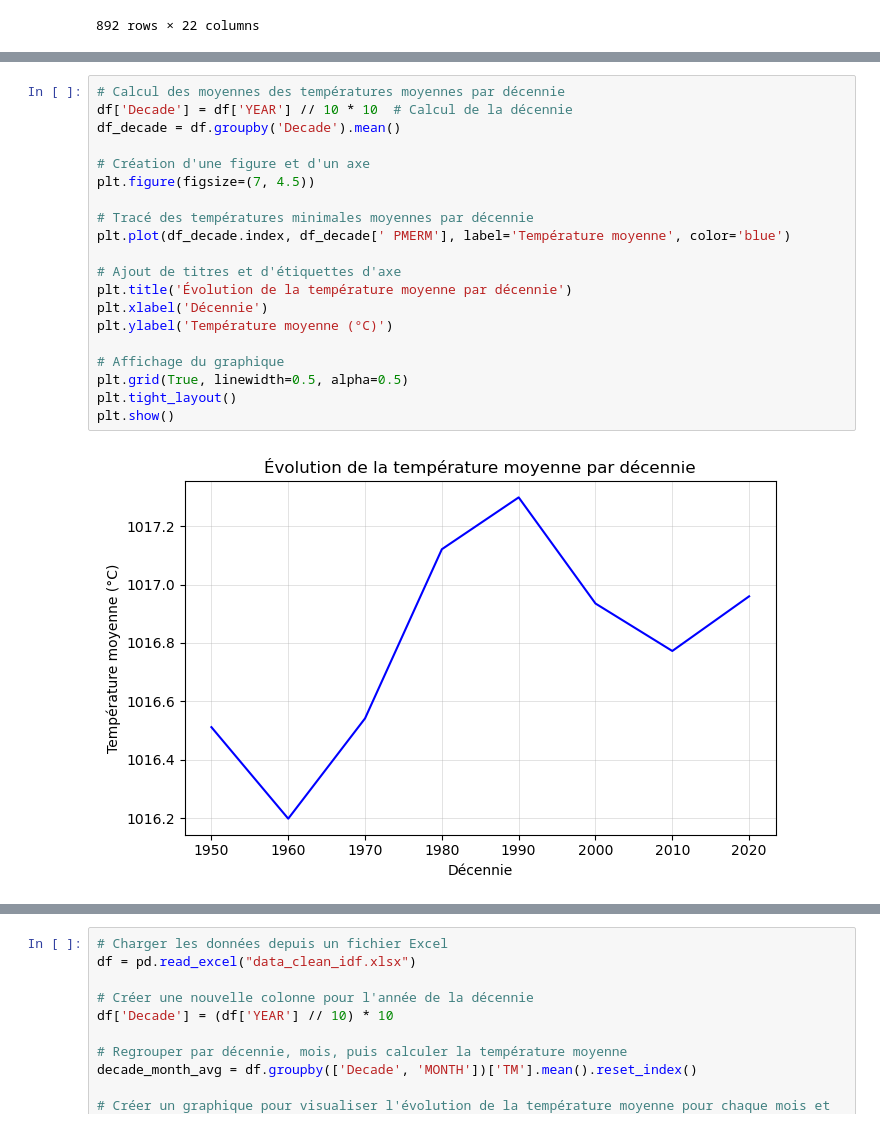
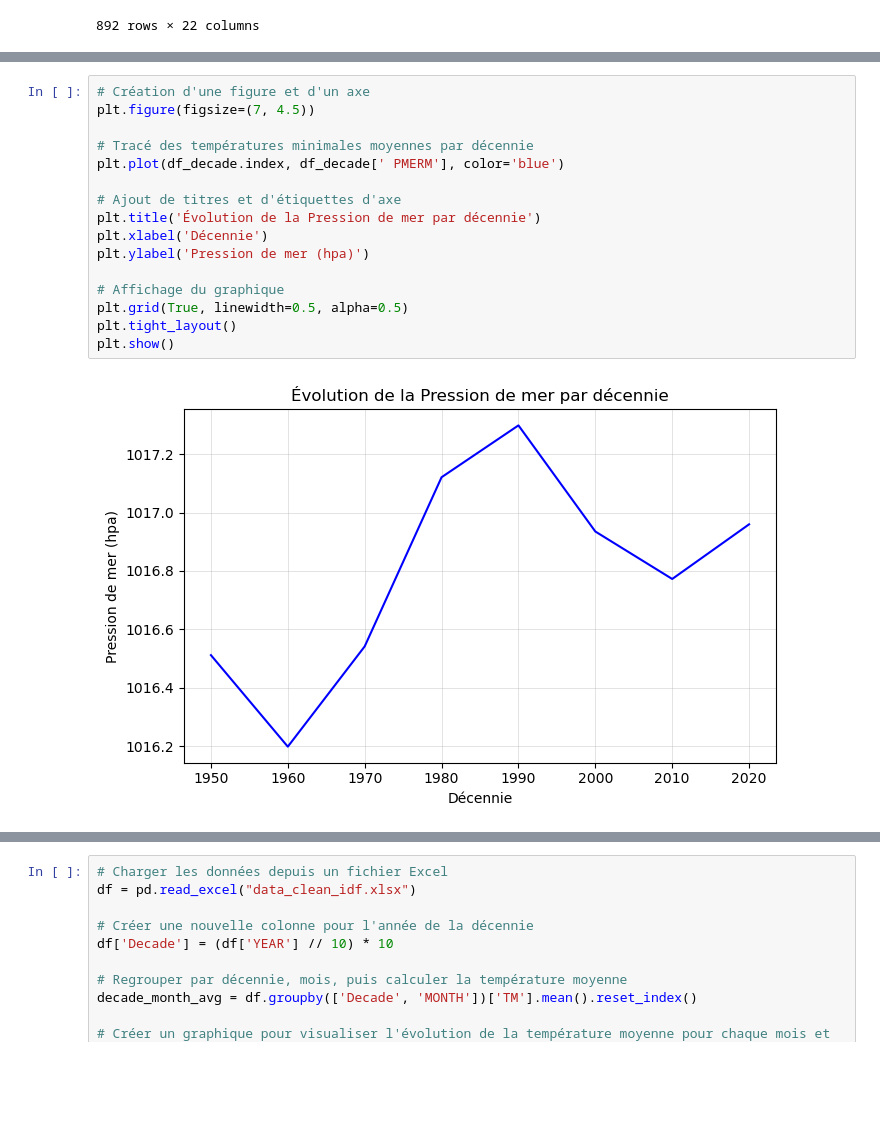
Before and after one commit to Mbakoh-marc/Projet-Prediction-Climatique, a Jupyter notebook: Donnees_température/Analyses des températures .ipynb, the cells around one changed output, grey strips where cells are left out. Cells and saved outputs as stored; diff of their text form; blank space fills up the shorter version.

```diff
--- a/Donnees_température/Analyses des températures .ipynb
+++ b/Donnees_température/Analyses des températures .ipynb
@@ -85,23 +82,19 @@ plt.show()
 # %%
-# Calcul des moyennes des températures moyennes par décennie
-df['Decade'] = df['YEAR'] // 10 * 10  # Calcul de la décennie
-df_decade = df.groupby('Decade').mean()
-
 # Création d'une figure et d'un axe
 plt.figure(figsize=(7, 4.5))
 
 # Tracé des températures minimales moyennes par décennie
-plt.plot(df_decade.index, df_decade[' PMERM'], label='Température moyenne', color='blue')
+plt.plot(df_decade.index, df_decade[' PMERM'], color='blue')
 
 # Ajout de titres et d'étiquettes d'axe
-plt.title('Évolution de la température moyenne par décennie')
+plt.title('Évolution de la Pression de mer par décennie')
 plt.xlabel('Décennie')
-plt.ylabel('Température moyenne (°C)')
+plt.ylabel('Pression de mer (hpa)')
 
 # Affichage du graphique
 plt.grid(True, linewidth=0.5, alpha=0.5)
 plt.tight_layout()
 plt.show()
 # %% [output]
-[figure, old version]
+[figure, new version]
 # %%
```
Also changed, not shown: parts of 25 cells of this notebook, 7 other files.
